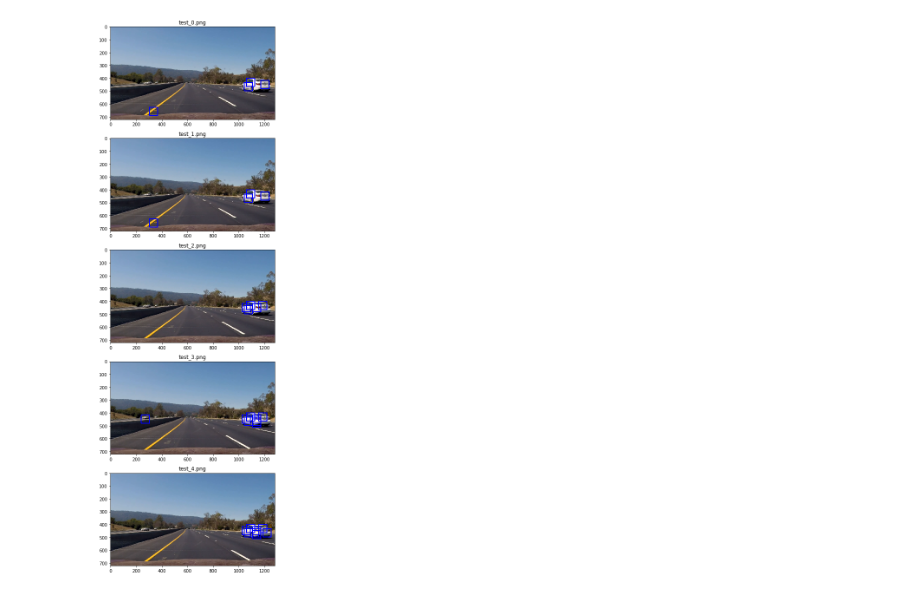
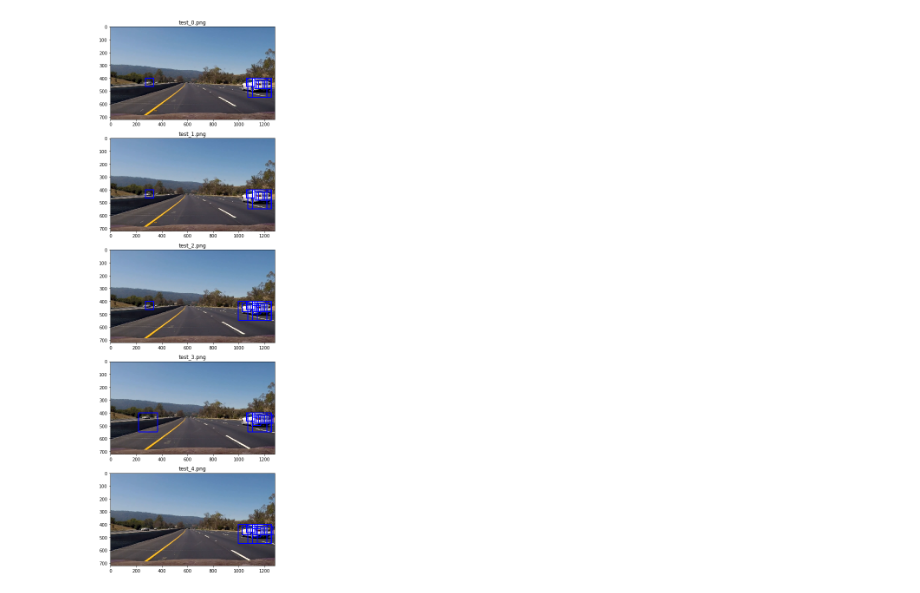
Before and after one commit to ronhuafeng/CarND-Vehicle-Detection, a Jupyter notebook: compose.ipynb, the cells around one changed output. Cells and saved outputs as stored; diff of their text form; code cells hidden in the pictures.

```diff
--- a/compose.ipynb
+++ b/compose.ipynb
@@ -32,14 +32,14 @@ notcars = []
 # TODO: only small dataset is effective.
 
 cars.extend(cars_small)
-cars.extend(cars_large)
+# cars.extend(cars_large)
 
 notcars.extend(notcars_small)
-notcars.extend(notcars_large)
+# notcars.extend(notcars_large)
 
 sample_size = 2000
-# cars = cars[0:sample_size]
-# notcars = notcars[0:sample_size]
+cars = cars[0:sample_size]
+notcars = notcars[0:sample_size]
 
 print('Total cars(%d) notcars(%d)' % (len(cars), len(notcars)))
 
@@ -136,11 +146,11 @@ for i in range(0, 5):
     test_image = 'record/test_%d.png' % i
 
     image = mpimg.imread(test_image)
+    draw_image = np.copy(image)
     image = (image[:, :, :3] * 255).astype(np.uint8)
-    draw_image = np.copy(image)
 
     windows = slide_window(image, x_start_stop=[None, None], y_start_stop=y_start_stop,
-                       xy_window=(64, 64), xy_overlap=(0.75, 0.75))
+                       xy_window=(47, 47), xy_overlap=(0.75, 0.75))
 
     hot_windows = search_windows(image, windows, svc, X_scaler, color_space=color_space,
                                  spatial_size=spatial_size, hist_bins=hist_bins,
@@ -161,12 +169,6 @@ fig.tight_layout()
 # %%
 def find_cars(img, ystart, ystop, scale, svc, X_scaler, orient,
               pix_per_cell, cell_per_block, spatial_size, hist_bins):
-
-    draw_img = np.copy(img)
-
-    # TODO: jpeg or png?
-    # img = img.astype(np.float32) / 255
-
     img_tosearch = img[ystart:ystop, :, :]
     ctrans_tosearch = convert_color(img_tosearch, conv='RGB2YCrCb')
     if scale != 1:
@@ -224,39 +226,46 @@ def find_cars(img, ystart, ystop, scale, svc, X_scaler, orient,
             if test_prediction == 1:
                 xbox_left = np.int(xleft * scale)
                 ytop_draw = np.int(ytop * scale)
                 win_draw = np.int(window * scale)
                 bboxes.append(((xbox_left, ytop_draw + ystart),
                                (xbox_left + win_draw, ytop_draw + win_draw + ystart)))
                 cv2.rectangle(draw_img, (xbox_left, ytop_draw + ystart),
                               (xbox_left + win_draw, ytop_draw + win_draw + ystart), (0, 0, 255), 6)
 
-    return draw_img, bboxes
+    return bboxes
 
 
 ystart = 400
 ystop = None
-scale = 1
+scale = 1.5
 
 fig = plt.figure(figsize=(9, 18))
 
 bboxes_dict = {}
 
 for i in range(0, 5):
     test_image = 'record/test_%d.png' % i
 
     img = mpimg.imread(test_image)
     img = (img[:, :, :3] * 255).astype(np.uint8)
 
-    out_img, bboxes = find_cars(img, ystart, ystop, scale, svc, X_scaler, orient, pix_per_cell, cell_per_block,
-                                spatial_size, hist_bins)
+    bboxes = []
+    scales = [1.0, 1,7, 2.3]
+    for scale in scales:
+        bboxes.extend(find_cars(img, ystart, ystop, scale,
+                                svc, X_scaler, orient, pix_per_cell, cell_per_block,
+                                spatial_size, hist_bins))
+
+    draw_img = draw_boxes(img, bboxes, color=(0, 0, 255), thick=6)
+
     bboxes_dict[i] = bboxes
     plt.subplot(5, 1, i + 1)
     plt.title('test_%d.png' % i)
-    plt.imshow(out_img)
+    plt.imshow(draw_img)
 
 fig.tight_layout()
 # %% [output]
-[figure, old version]
+[figure, new version]
 # %%
 import matplotlib.image as mpimg
 import matplotlib.pyplot as plt
```
Also changed, not shown: parts of 8 cells of this notebook, 11 other files.
